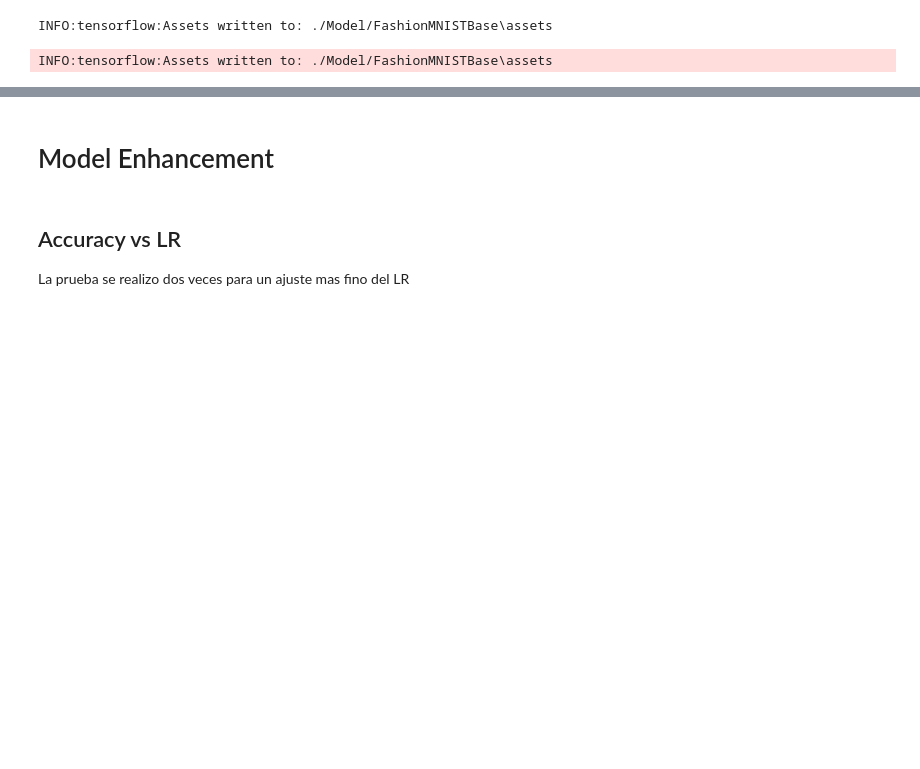
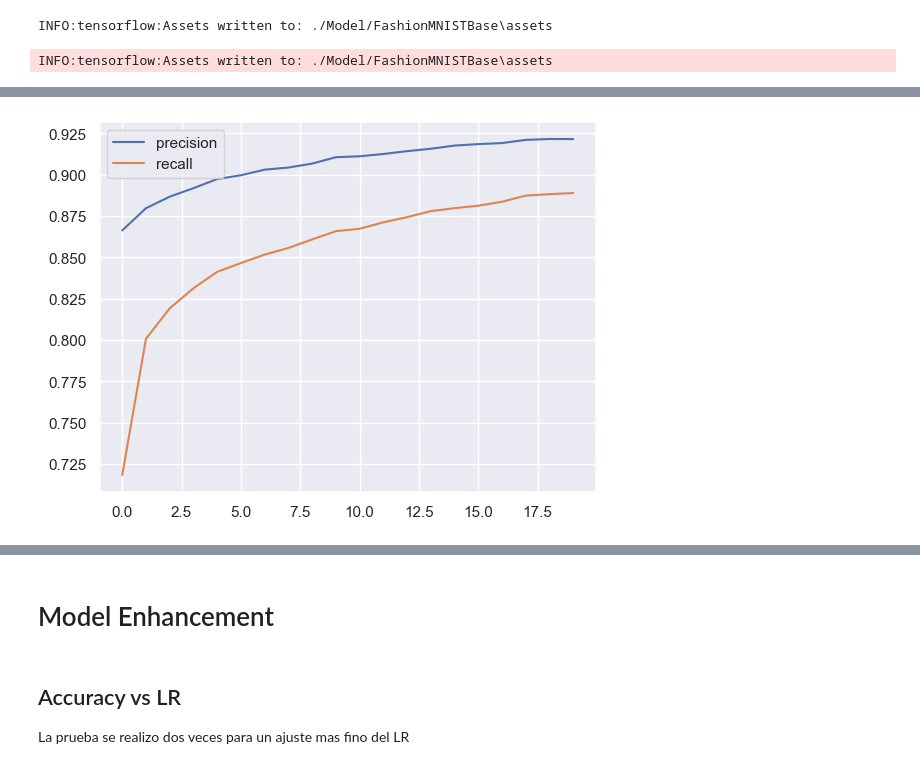
Before and after one commit to GonzaLinares/TP1_RN, a Jupyter notebook: FashionMNIST/main.ipynb, the cells around one changed output, grey strips where cells are left out. Saved outputs shown, nothing was run; the diff lists cells and outputs as text; code cells hidden in the pictures; blank space fills up the shorter version.

```diff
--- a/FashionMNIST/main.ipynb
+++ b/FashionMNIST/main.ipynb
@@ -171,0 +122,7 @@ plt.show()
+# %%
+plt.plot(history.history["precision_2"], label="precision")
+plt.plot(history.history["recall_2"], label="recall")
+plt.legend()
+plt.show()
+# %% [output]
+[figure, added]
```
Also changed, not shown: parts of 32 cells of this notebook, 12 other files.
